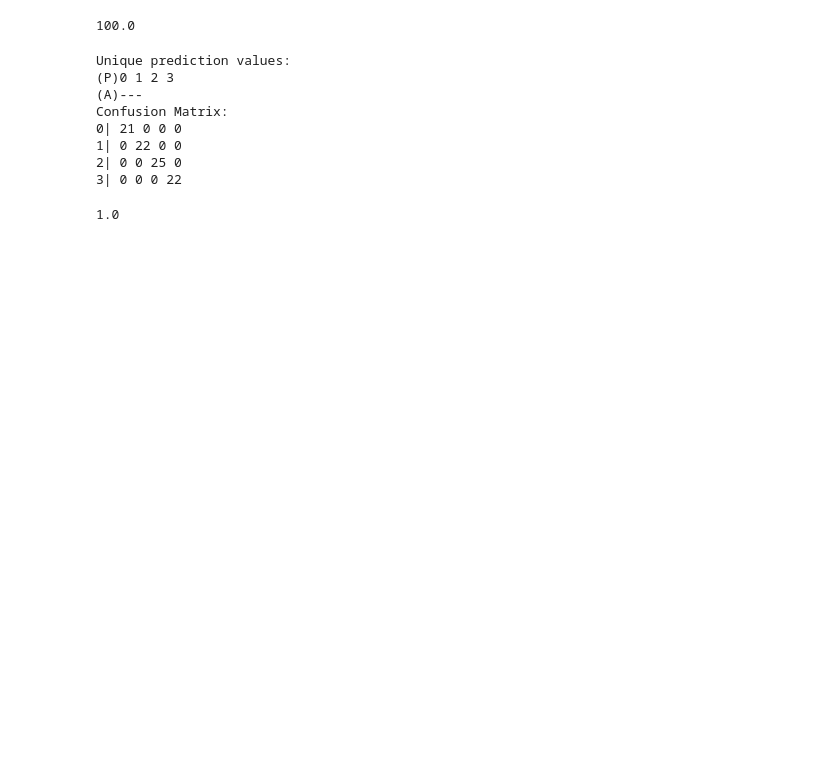
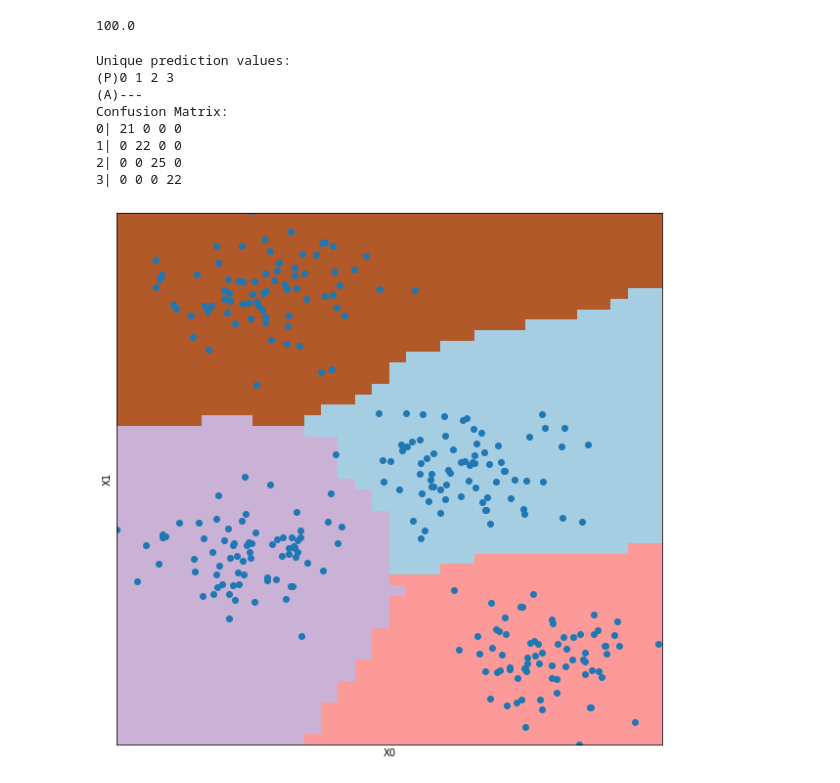
Before and after one commit to saurabhsatasia/GitHub_Strive, a Jupyter notebook: Week 7/d7_knn_naive_bayes/01_knn_from_scratch.ipynb, the cells around one changed output. Cells and saved outputs as stored; diff of their text form; code cells hidden in the pictures; blank space fills up the shorter version.

```diff
--- a/Week 7/d7_knn_naive_bayes/01_knn_from_scratch.ipynb
+++ b/Week 7/d7_knn_naive_bayes/01_knn_from_scratch.ipynb
@@ -211,4 +230,26 @@ recall, precision, F1_score = knn.recall_precision_calc(matrix)
-# %%
-recall
-# %% [output]
-1.0
+# %%
+h = 0.2
+x_min, x_max = X[:,0].min() , X[:,0].max()
+y_min, y_max = X[:,1].min() , X[:,1].max()
+xx, yy = np.meshgrid(np.arange(x_min, x_max, h), np.arange(y_min, y_max, h))
+Z = np.array(knn.predict(np.c_[xx.ravel(), yy.ravel()],'Euclidean'))
+
+# Put the result into a color plot
+Z = Z.reshape(xx.shape)
+plt.figure(1, figsize=(10, 10))
+plt.set_cmap(plt.cm.Paired)
+plt.pcolormesh(xx, yy, Z)
+
+# Plot also the training points
+plt.scatter(X[:,0], X[:,1])
+plt.xlabel('X0')
+plt.ylabel('X1')
+
+plt.xlim(xx.min(), xx.max())
+plt.ylim(yy.min(), yy.max())
+plt.xticks(())
+plt.yticks(())
+
+plt.show()
+# %% [output]
+[figure, added]
```
Also changed, not shown: parts of 3 cells of this notebook, 2 other files.
